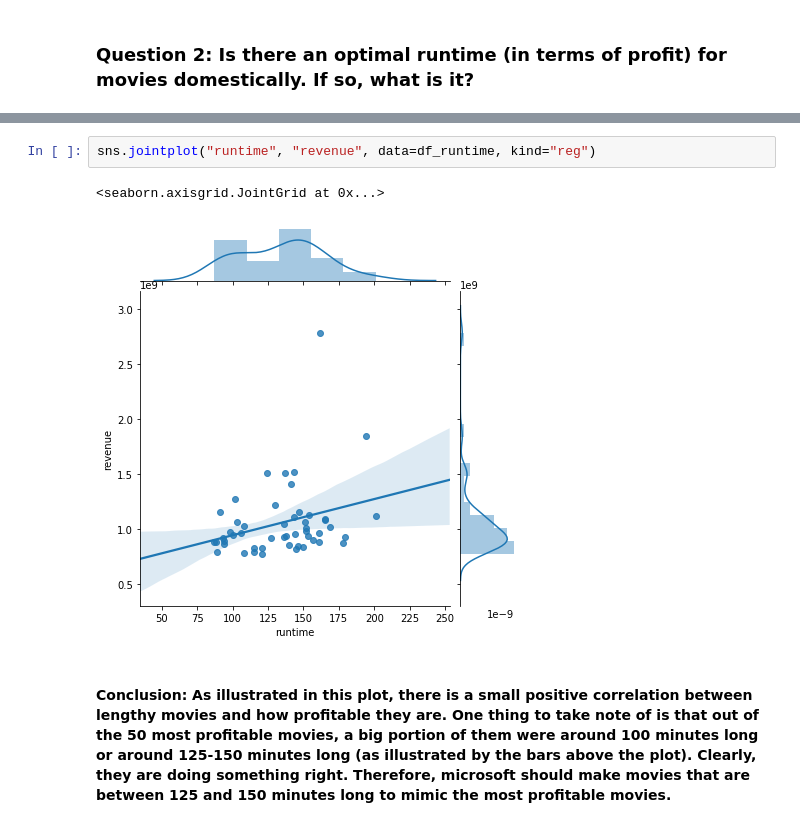
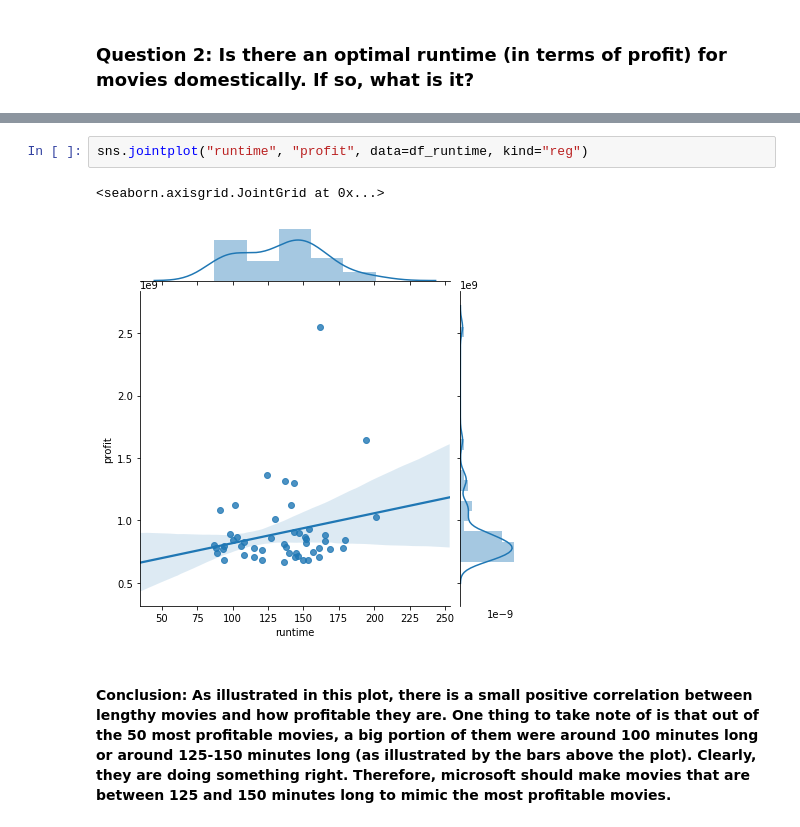
Before and after one commit to jhusney1/dsc-mod-1-project-v2-1-onl01-dtsc-ft-070620, a Jupyter notebook: student.ipynb, the cells around one changed output, grey strips where cells are left out. Drawn from its saved outputs; the diff is of its cells as text.

```diff
--- a/student.ipynb
+++ b/student.ipynb
@@ -195,8 +223,8 @@ df_runtime[['title', 'profit', 'runtime']]
 # %%
-sns.jointplot("runtime", "revenue", data=df_runtime, kind="reg")
+sns.jointplot("runtime", "profit", data=df_runtime, kind="reg")
 # %% [output]
 <seaborn.axisgrid.JointGrid at 0x...>
-[figure, old version]
+[figure, new version]
 # %% [markdown]
 #### Conclusion: As illustrated in this plot, there is a small  positive correlation between lengthy movies and how profitable they are. One thing to take note of is that out of the 50 most profitable movies, a big portion of them were around 100 minutes long or around 125-150 minutes long (as illustrated by the bars above the plot). Clearly, they are doing something right. Therefore, microsoft should make movies that are between 125 and 150 minutes long to mimic the most profitable movies.
 # %% [markdown]
```
Also changed, not shown: parts of 38 cells of this notebook.
